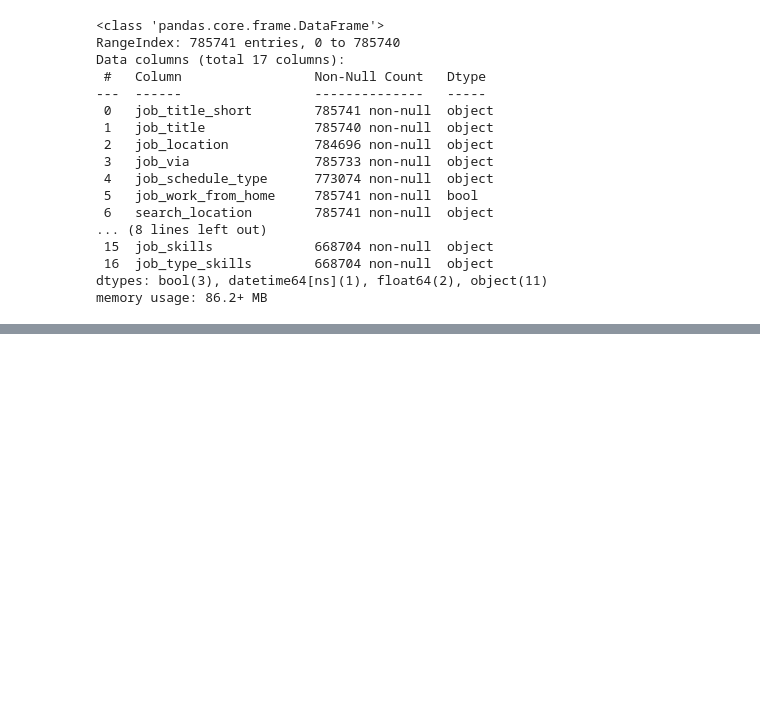
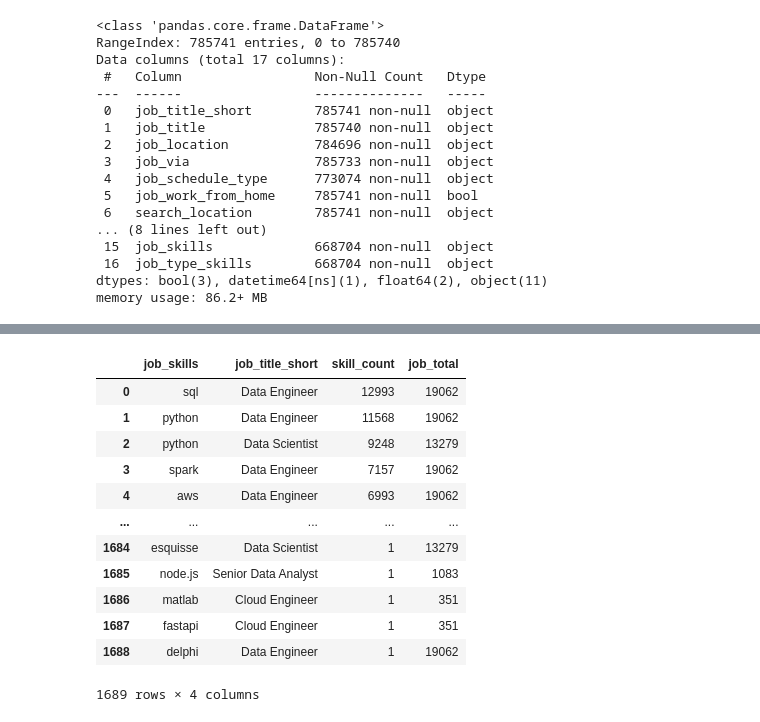
Before and after one commit to Johan0957/python-projects, a Jupyter notebook: 3_Project/2_Skills_Demand.ipynb, the cells around one changed output, grey strips where cells are left out. Cells and saved outputs as stored; diff of their text form; code cells hidden in the pictures; blank space fills up the shorter version.

```diff
--- a/3_Project/2_Skills_Demand.ipynb
+++ b/3_Project/2_Skills_Demand.ipynb
@@ -30,0 +55,17 @@ memory usage: 86.2+ MB
+# %%
+df_skill_percent=pd.merge(df_skill_count,job_count,how='left',on='job_title_short')
+df_skill_percent
+# %% [output]
+|  | job_skills | job_title_short | skill_count | job_total |
+| 0 | sql | Data Engineer | 12993 | 19062 |
+| 1 | python | Data Engineer | 11568 | 19062 |
+| 2 | python | Data Scientist | 9248 | 13279 |
+| 3 | spark | Data Engineer | 7157 | 19062 |
+| 4 | aws | Data Engineer | 6993 | 19062 |
+| ... | ... | ... | ... | ... |
+| 1684 | esquisse | Data Scientist | 1 | 13279 |
+| 1685 | node.js | Senior Data Analyst | 1 | 1083 |
+| 1686 | matlab | Cloud Engineer | 1 | 351 |
+| 1687 | fastapi | Cloud Engineer | 1 | 351 |
+| 1688 | delphi | Data Engineer | 1 | 19062 |
+1689 rows × 4 columns
```
Also changed, not shown: parts of 5 cells of this notebook.
